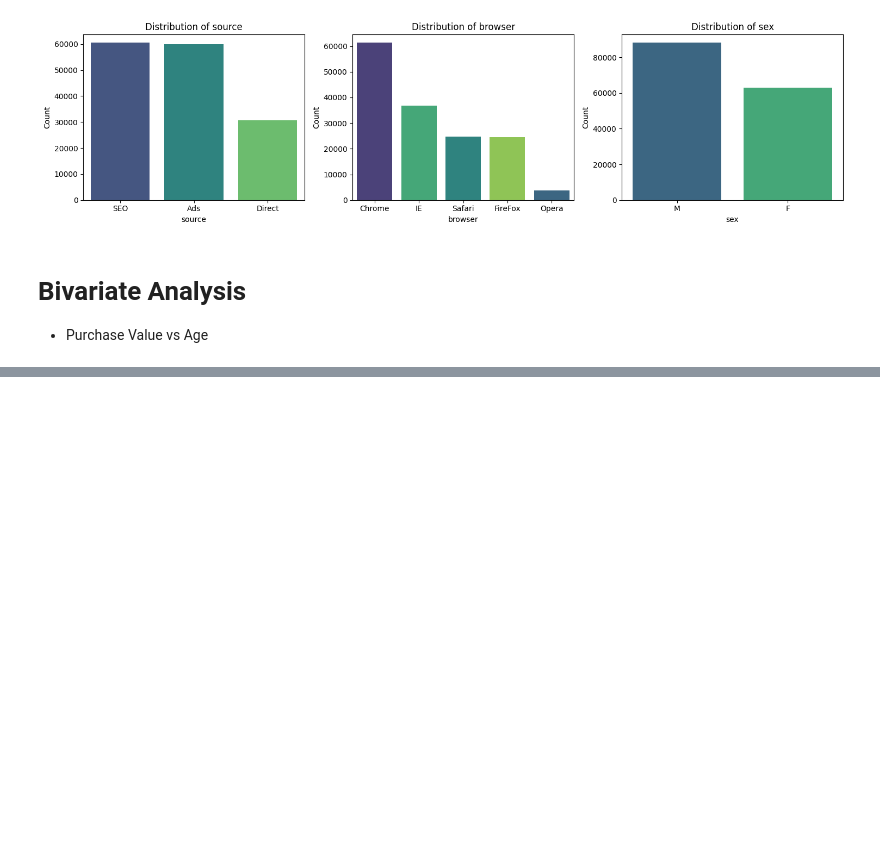
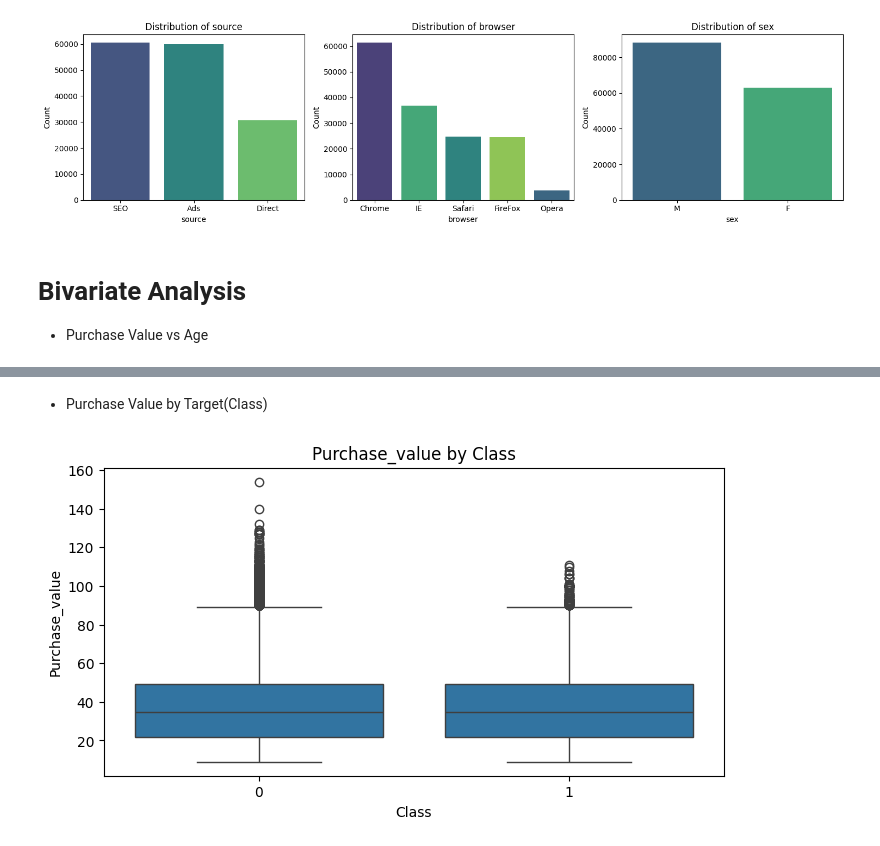
Before and after one commit to nebiyu-getachew/Fraud-Detection, a Jupyter notebook: notebooks/task_1.ipynb, the cells around one changed output, grey strips where cells are left out. Cells and saved outputs as stored; diff of their text form; code cells hidden in the pictures; blank space fills up the shorter version.

```diff
--- a/notebooks/task_1.ipynb
+++ b/notebooks/task_1.ipynb
@@ -235,0 +248,7 @@ visualizer._plot_counts() # To plot counts for categorical features
+# %% [markdown]
+- Purchase Value by Target(Class)
+# %%
+# Boxplot for purchase_value grouped by class
+visualizer._boxplot('class', 'purchase_value')
+# %% [output]
+[figure, added]
```
Also changed, not shown: parts of 3 cells of this notebook.
